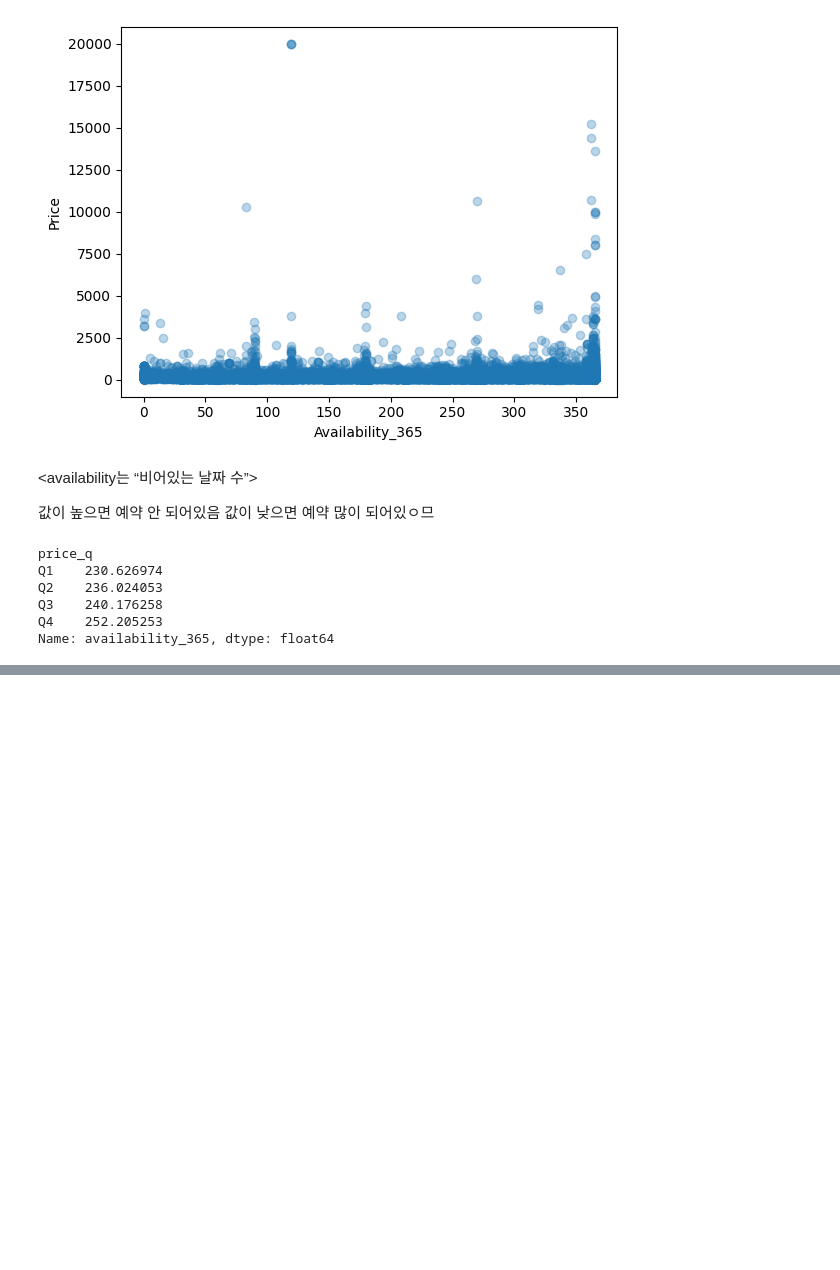
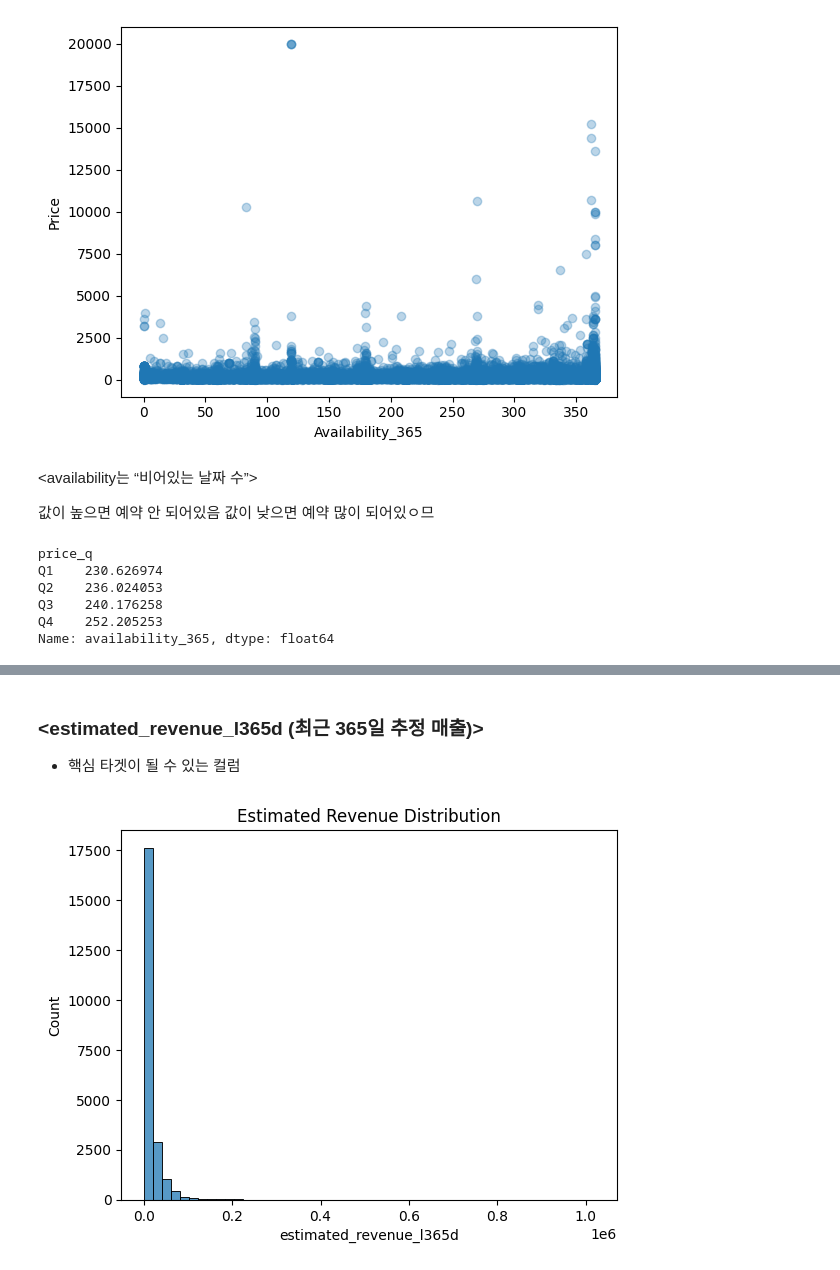
Before and after one commit to motimit/second_project, a Jupyter notebook: Hyebeen_EDA/project-혜빈.ipynb, the cells around one changed output, grey strips where cells are left out. Saved outputs shown, nothing was run; the diff lists cells and outputs as text; code cells hidden in the pictures; blank space fills up the shorter version.

```diff
--- a/Hyebeen_EDA/project-혜빈.ipynb
+++ b/Hyebeen_EDA/project-혜빈.ipynb
@@ -534,0 +742,3 @@ Name: availability_365, dtype: float64
+# %%
+df['occupancy_rate'] = df['estimated_occupancy_l365d'] / 365
+df['occupancy_rate']
@@ -534,0 +758,12 @@ Name: availability_365, dtype: float64
+# %% [markdown]
+### <estimated_revenue_l365d (최근 365일 추정 매출)>
+- 핵심 타겟이 될 수 있는 컬럼
+# %%
+df = df[df['estimated_revenue_l365d'] >= 0]
+# %%
+# 매출 분포 확인
+sns.histplot(df['estimated_revenue_l365d'], bins=50)
+plt.title("Estimated Revenue Distribution")
+plt.show()
+# %% [output]
+[figure, added]
```
Also changed, not shown: parts of 42 cells of this notebook.
